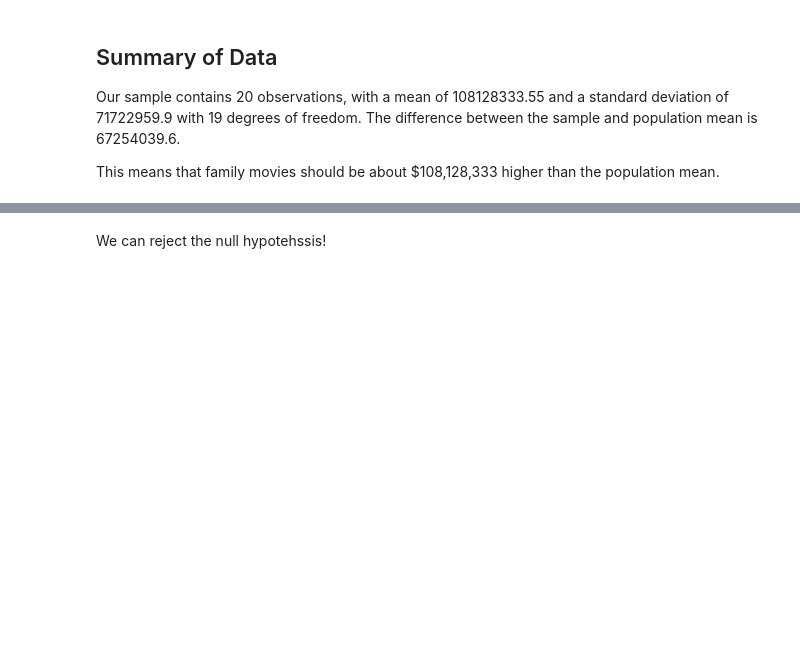
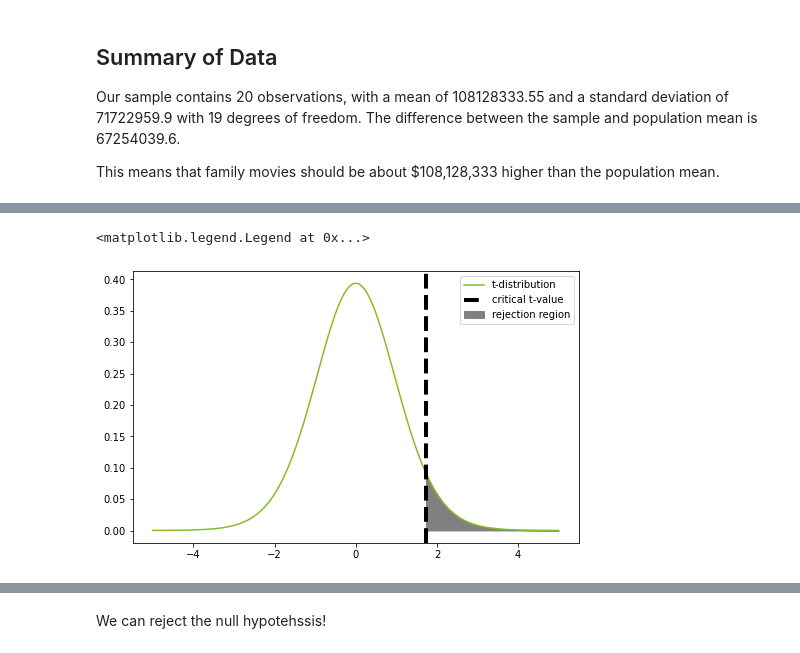
Before and after one commit to harte3/Flatiron-Capstone-Group-2, a Jupyter notebook: Final Notebook.ipynb, the cells around one changed output, grey strips where cells are left out. Cells and saved outputs as stored; diff of their text form; code cells hidden in the pictures; blank space fills up the shorter version.

```diff
--- a/Final Notebook.ipynb
+++ b/Final Notebook.ipynb
@@ -1173,18 +1222,21 @@ t_crit
 # %%
 # plot rejection region
 fig, ax = plt.subplots(figsize=(8,5))
 
 # Plot the PDF as a line graph
 # (x and y were created in previous plotting code)
-ax.plot(x, y, color='#86BC24', label="t-distribution PDF")
+ax.plot(x, y, color='#86BC24', label="t-distribution")
 
 # Plot a vertical line for our critical t-value
 ax.axvline(t_crit,color='black',linestyle='--',lw=4,label='critical t-value')
 
 # Fill area under line graph where x value is creater than critical t
 ax.fill_betweenx(y,x,t_crit,where=x > t_crit,color="gray",label="rejection region")
 
 ax.legend()
+# %% [output]
+<matplotlib.legend.Legend at 0x...>
+[figure, added]
 # %%
 # calculcate p-value
 p_value = stats.t.sf(t, df=19)
```
Also changed, not shown: parts of 34 cells of this notebook.
